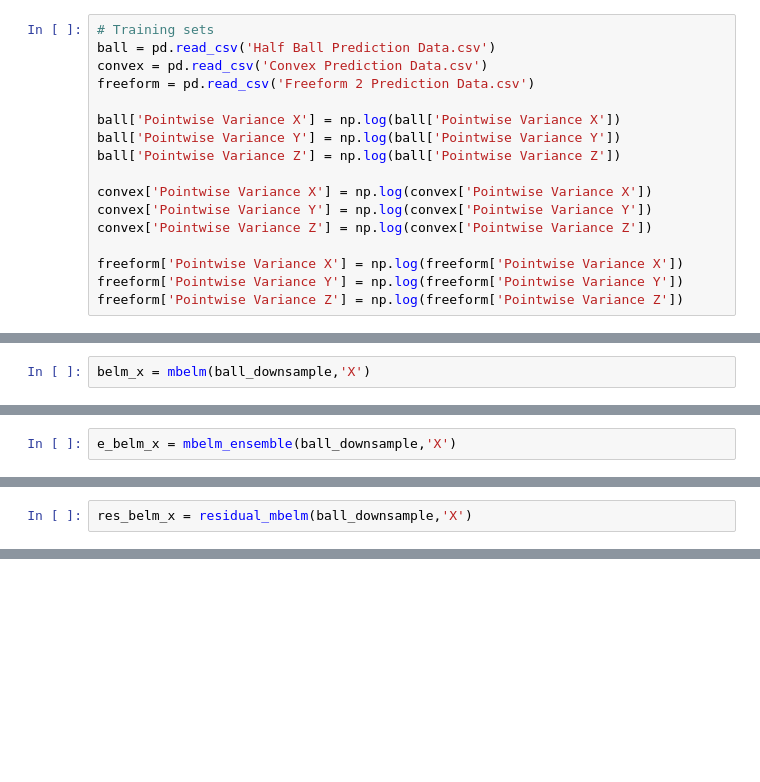
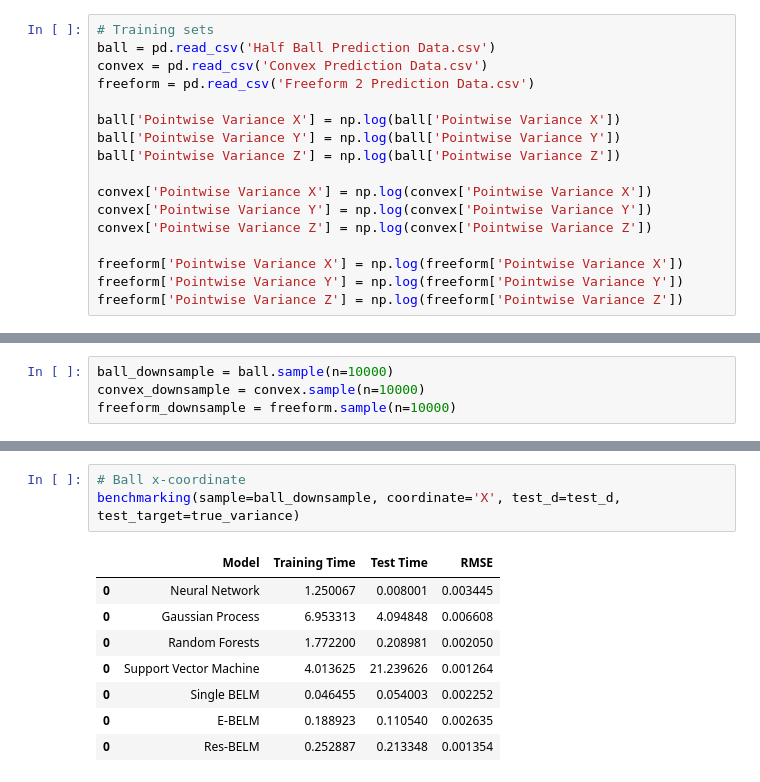
Before and after one commit to ZhaohuiGeng/Automatic-Variance-Modeling, a Jupyter notebook: Performance Benchmarking.ipynb, the cells around one changed output, grey strips where cells are left out. Cells and saved outputs as stored; diff of their text form; blank space fills up the shorter version.

```diff
--- a/Performance Benchmarking.ipynb
+++ b/Performance Benchmarking.ipynb
@@ -315,2 +173,0 @@ print(sqrt(mean_squared_error(true_variance['Z Variance'], np.exp(regr.predict(t
-# %%
-belm_x = mbelm(ball_downsample,'X')
@@ -347,2 +173,0 @@ print(sqrt(mean_squared_error(true_variance['Z Variance'], np.exp(mbelm_pred(tes
-# %%
-e_belm_x = mbelm_ensemble(ball_downsample,'X')
@@ -379,2 +173,0 @@ print(sqrt(mean_squared_error(true_variance['Z Variance'], np.exp(mbelm_pred_ens
-# %%
-res_belm_x = residual_mbelm(ball_downsample,'X')
@@ -404,0 +174,4 @@ print(sqrt(mean_squared_error(true_variance['Z Variance'], np.exp(residual_mbelm
+# %%
+ball_downsample = ball.sample(n=10000)
+convex_downsample = convex.sample(n=10000)
+freeform_downsample = freeform.sample(n=10000)
@@ -404,0 +258,12 @@ print(sqrt(mean_squared_error(true_variance['Z Variance'], np.exp(residual_mbelm
+# %%
+# Ball x-coordinate
+benchmarking(sample=ball_downsample, coordinate='X', test_d=test_d, test_target=true_variance)
+# %% [output]
+|  | Model | Training Time | Test Time | RMSE |
+| 0 | Neural Network | 1.250067 | 0.008001 | 0.003445 |
+| 0 | Gaussian Process | 6.953313 | 4.094848 | 0.006608 |
+| 0 | Random Forests | 1.772200 | 0.208981 | 0.002050 |
+| 0 | Support Vector Machine | 4.013625 | 21.239626 | 0.001264 |
+| 0 | Single BELM | 0.046455 | 0.054003 | 0.002252 |
+| 0 | E-BELM | 0.188923 | 0.110540 | 0.002635 |
+| 0 | Res-BELM | 0.252887 | 0.213348 | 0.001354 |
```
Also changed, not shown: parts of 113 cells of this notebook, 1 other file.
